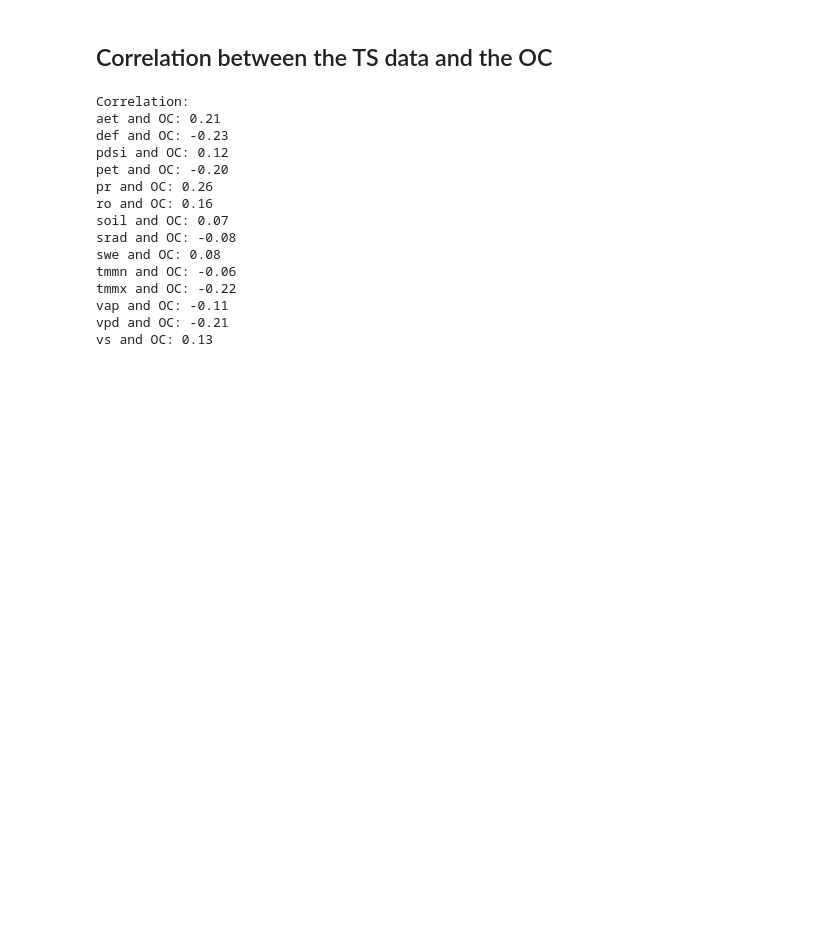
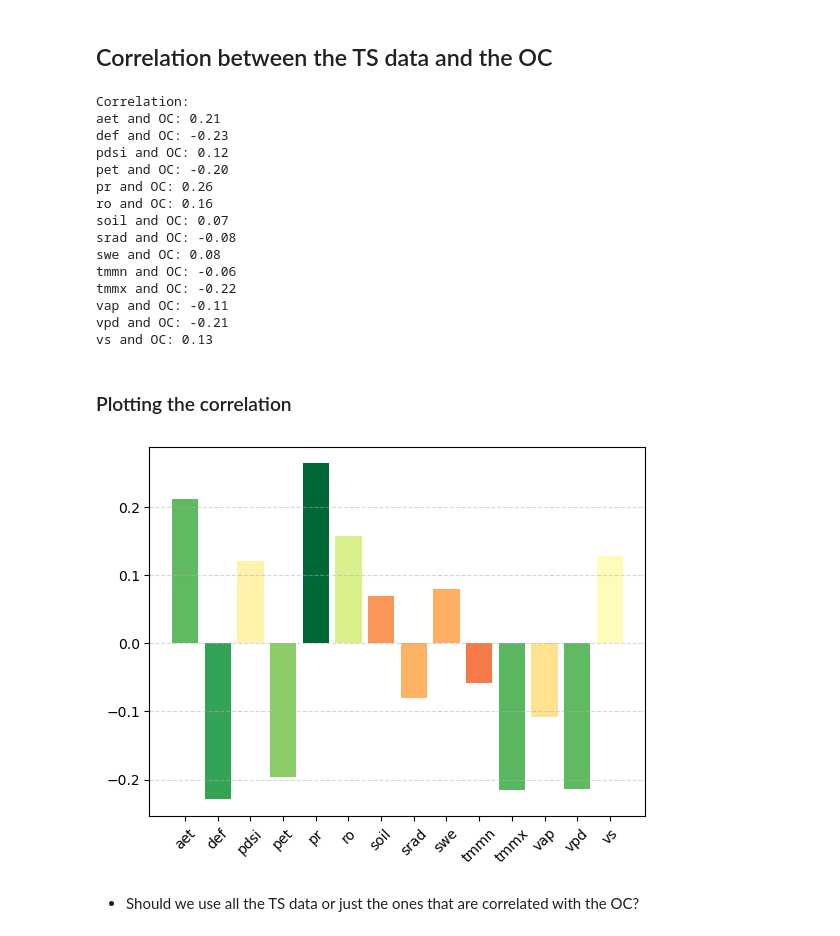
Before and after one commit to moienr/SoilNet, a Jupyter notebook: dataset/Climate/climate_data_analysis.ipynb, the cells around one changed output. Cells and saved outputs as stored; diff of their text form; code cells hidden in the pictures; blank space fills up the shorter version.

Commit message:
added correlation plot

```diff
--- a/dataset/Climate/climate_data_analysis.ipynb
+++ b/dataset/Climate/climate_data_analysis.ipynb
@@ -132,14 +132,15 @@ df = pd.read_csv(csv_files[0])
 df_ts = df.iloc[:, 1:13]
 df['ts_mean'] = df_ts.mean(axis=1)
 # %%
+corr_dict = {}
 print("Correlation: ")
 for csv_file in csv_files:
     df = pd.read_csv(csv_file)
     df_ts = df.iloc[:, 1:13]
     df['ts_mean'] = df_ts.mean(axis=1)
     correlation = df['OC'].corr(df['ts_mean'])
-
     print(f"{csv_file.split('_')[1]} and OC: {correlation:.2f}")
+    corr_dict[csv_file.split('_')[1]] = correlation
 # %% [output]
 Correlation:
 aet and OC: 0.21
@@ -156,3 +157,34 @@ tmmx and OC: -0.22
 vap and OC: -0.11
 vpd and OC: -0.21
 vs and OC: 0.13
+# %% [markdown]
+### Plotting the correlation
+# %%
+d = corr_dict
+# Convert the dictionary to a list of tuples
+data = list(d.items())
+
+# Split the list into two separate lists of keys and values
+labels, values = zip(*data)
+
+# Define a colormap based on the absolute values of the bars
+norm = plt.Normalize(0, max(values))
+colors = plt.cm.RdYlGn(norm(np.abs(values)))
+
+# Create a bar plot
+fig, ax = plt.subplots()
+ax.bar(labels, values, color=colors)
+
+#ax.set_ylim([-1, 1])
+# Rotate the x-axis labels by 45 degrees
+plt.xticks(rotation=45)
+
+# Add a grid
+ax.grid(True, axis='y', linestyle='--', alpha=0.5, which='both')
+
+# Show the plot
+plt.show()
+# %% [output]
+[figure, added]
+# %% [markdown]
+- Should we use all the TS data or just the ones that are correlated with the OC?
```
